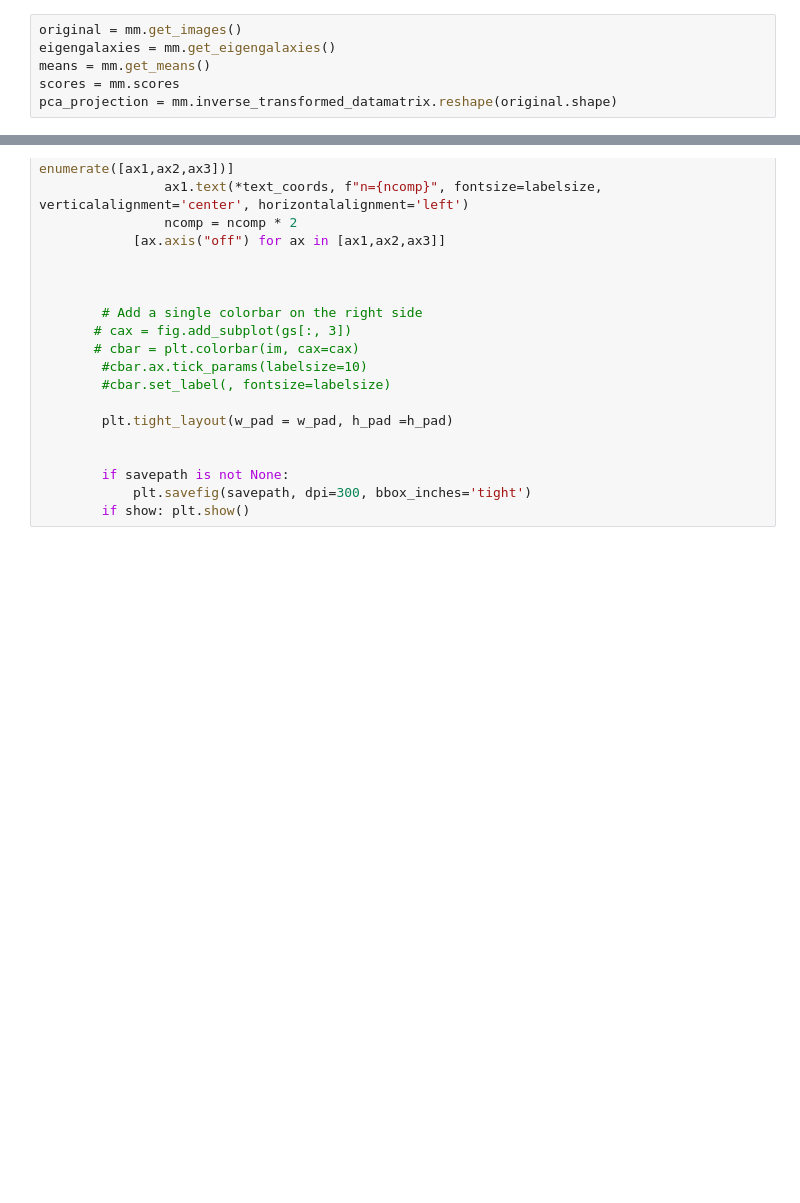
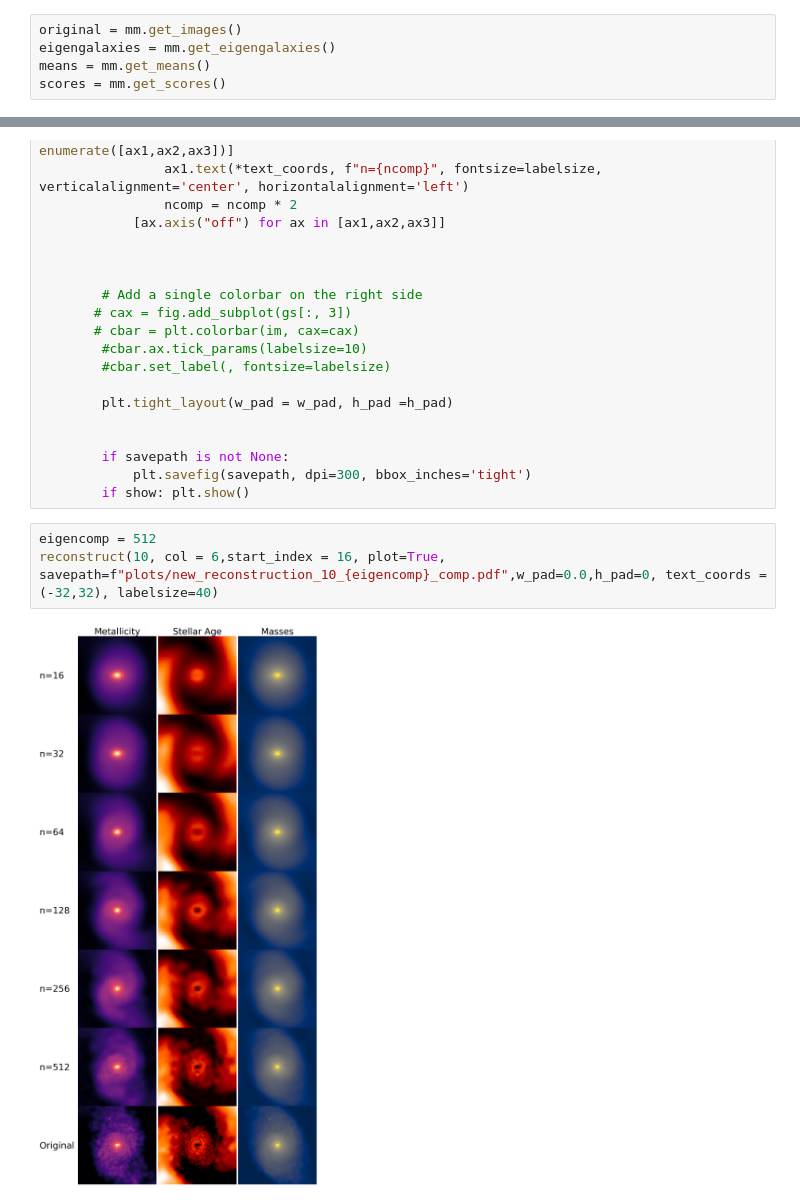
Before and after one commit to ufuk-cakir/MEGS, a Jupyter notebook: paper/reconstruction_different_n.ipynb, the cells around one changed output, grey strips where cells are left out. Saved outputs shown, nothing was run; the diff lists cells and outputs as text; blank space fills up the shorter version.

```diff
--- a/paper/reconstruction_different_n.ipynb
+++ b/paper/reconstruction_different_n.ipynb
@@ -66,8 +66,7 @@ mm.fit(n_components = 512, show_results = False)
 original = mm.get_images()
 eigengalaxies = mm.get_eigengalaxies()
 means = mm.get_means()
-scores = mm.scores
-pca_projection = mm.inverse_transformed_datamatrix.reshape(original.shape)
+scores = mm.get_scores()
 # %%
 def reconstruct(galindex, col, original=original, scores=scores, eigen=eigengalaxies, means=means, plot=True, cmap=None,
                 savepath = None, show = True, labelsize=20,w_pad = 0.1,h_pad = 0.1, text_coords=(-32,32), start_index = 1):
@@ -127,3 +126,8 @@ def reconstruct(galindex, col, original=original, scores=scores, eigen=eigengala
         if savepath is not None:
             plt.savefig(savepath, dpi=300, bbox_inches='tight')
         if show: plt.show()
+# %%
+eigencomp = 512
+reconstruct(10, col = 6,start_index = 16, plot=True, savepath=f"plots/new_reconstruction_10_{eigencomp}_comp.pdf",w_pad=0.0,h_pad=0, text_coords = (-32,32), labelsize=40)
+# %% [output]
+[figure, added]
```
Also changed, not shown: 16 other files.
